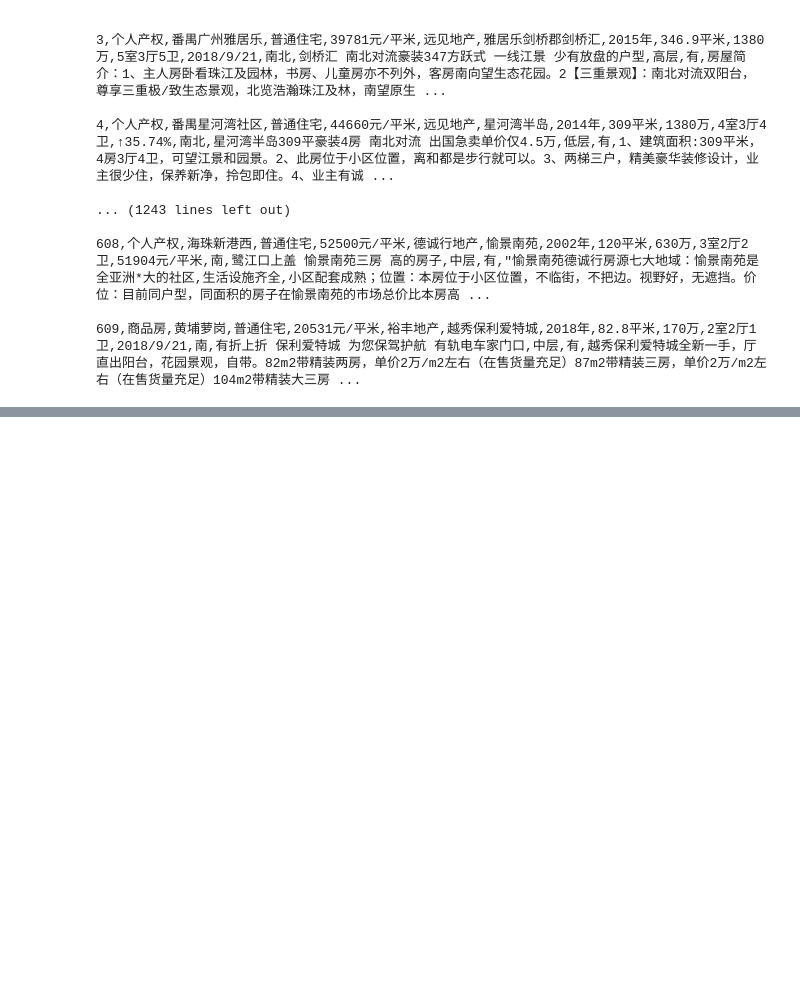
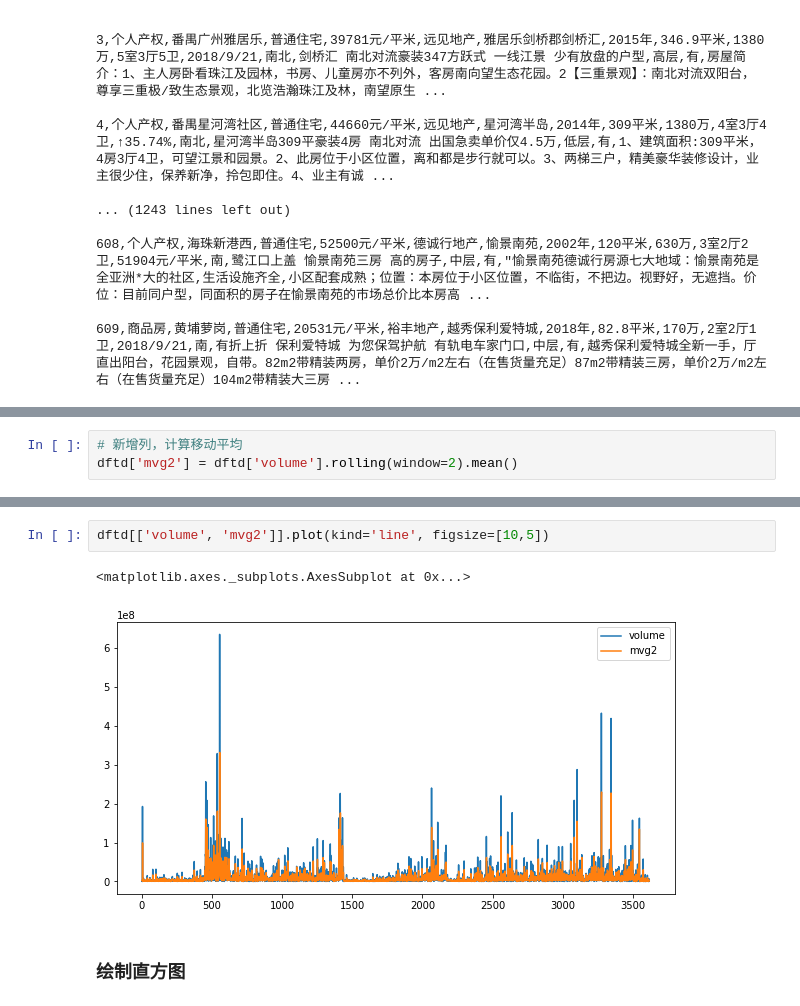
Before and after one commit to suainam/PythonAnalysis, a Jupyter notebook: Jupyter_notebook/Python与数据科学.ipynb, the cells around one changed output, grey strips where cells are left out. Saved outputs shown, nothing was run; the diff lists cells and outputs as text; blank space fills up the shorter version.

```diff
--- a/Jupyter_notebook/Python与数据科学.ipynb
+++ b/Jupyter_notebook/Python与数据科学.ipynb
@@ -725,0 +2028,3 @@ df.head()
+# %%
+# 新增列，计算移动平均
+dftd['mvg2'] = dftd['volume'].rolling(window=2).mean()
@@ -725,0 +2038,7 @@ df.head()
+# %%
+dftd[['volume', 'mvg2']].plot(kind='line', figsize=[10,5])
+# %% [output]
+<matplotlib.axes._subplots.AxesSubplot at 0x...>
+[figure, added]
+# %% [markdown]
+### 绘制直方图
```
Also changed, not shown: parts of 175 cells of this notebook.
